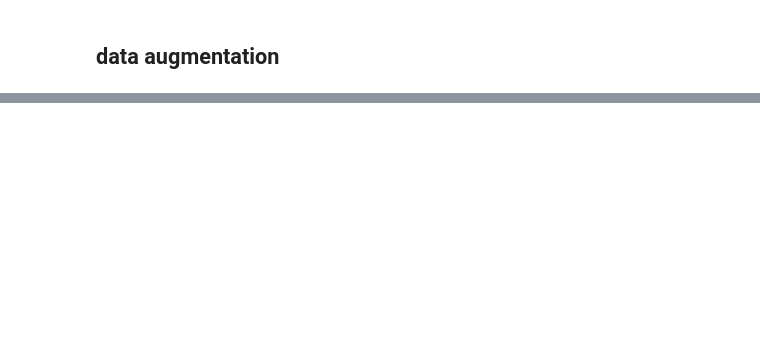
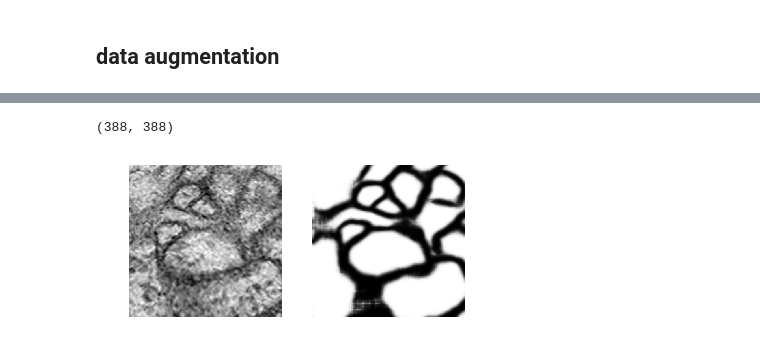
Before and after one commit to RuralCat/semantic_segmentation, a Jupyter notebook: em_segmentation.ipynb, the cells around one changed output, grey strips where cells are left out. Saved outputs shown, nothing was run; the diff lists cells and outputs as text; code cells hidden in the pictures; blank space fills up the shorter version.

```diff
--- a/em_segmentation.ipynb
+++ b/em_segmentation.ipynb
@@ -29,0 +63,7 @@ trainingset_augmentation()
+# %%
+ind = 20
+center_im = aug.crop(t[ind][:,:,0], 92, 92, 388, 388)
+multi_plot_image([center_im, pred_y_t[ind][:,:,0]])
+# %% [output]
+(388, 388)
+[figure, added]
```
Also changed, not shown: parts of 22 cells of this notebook, 3 other files.
